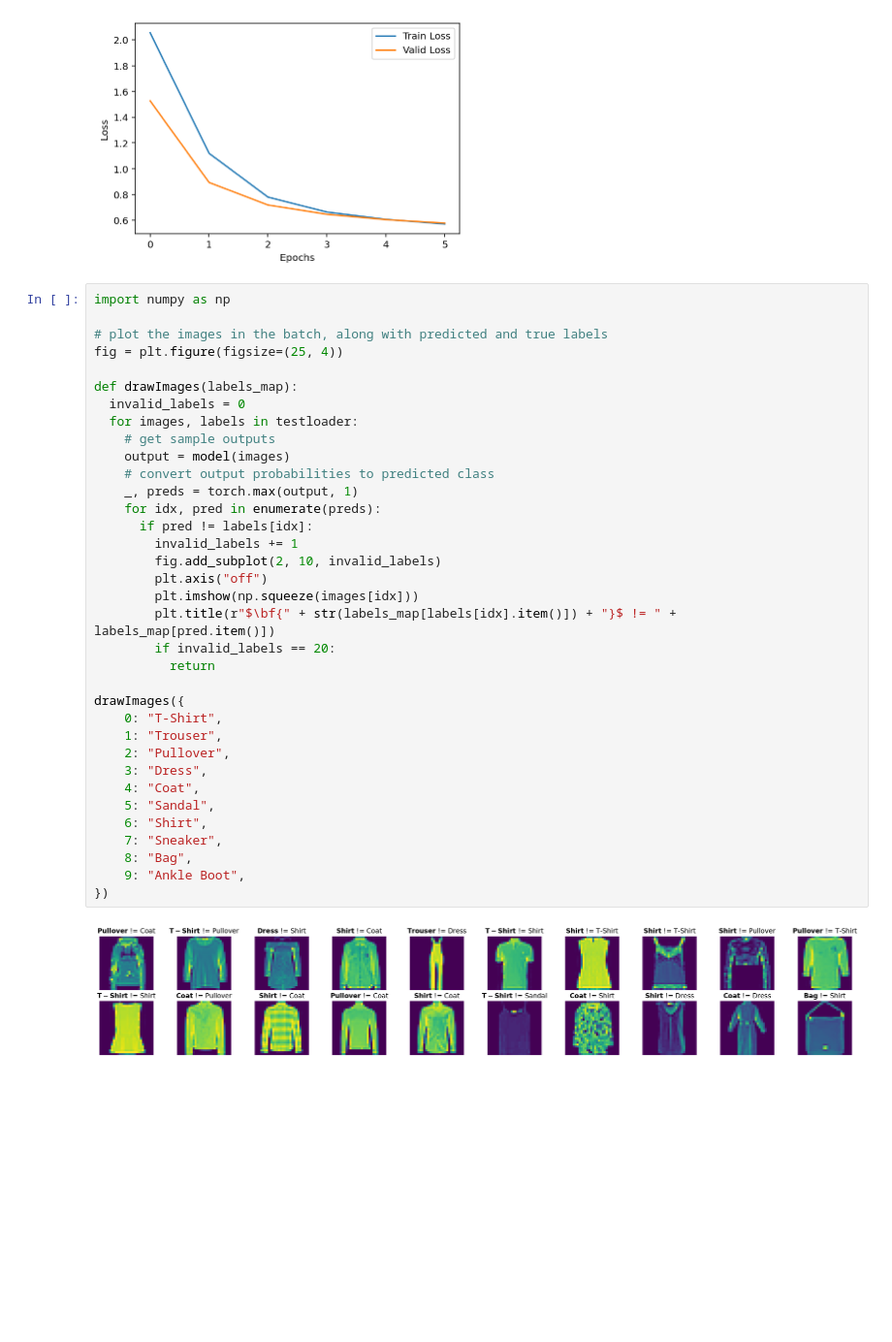
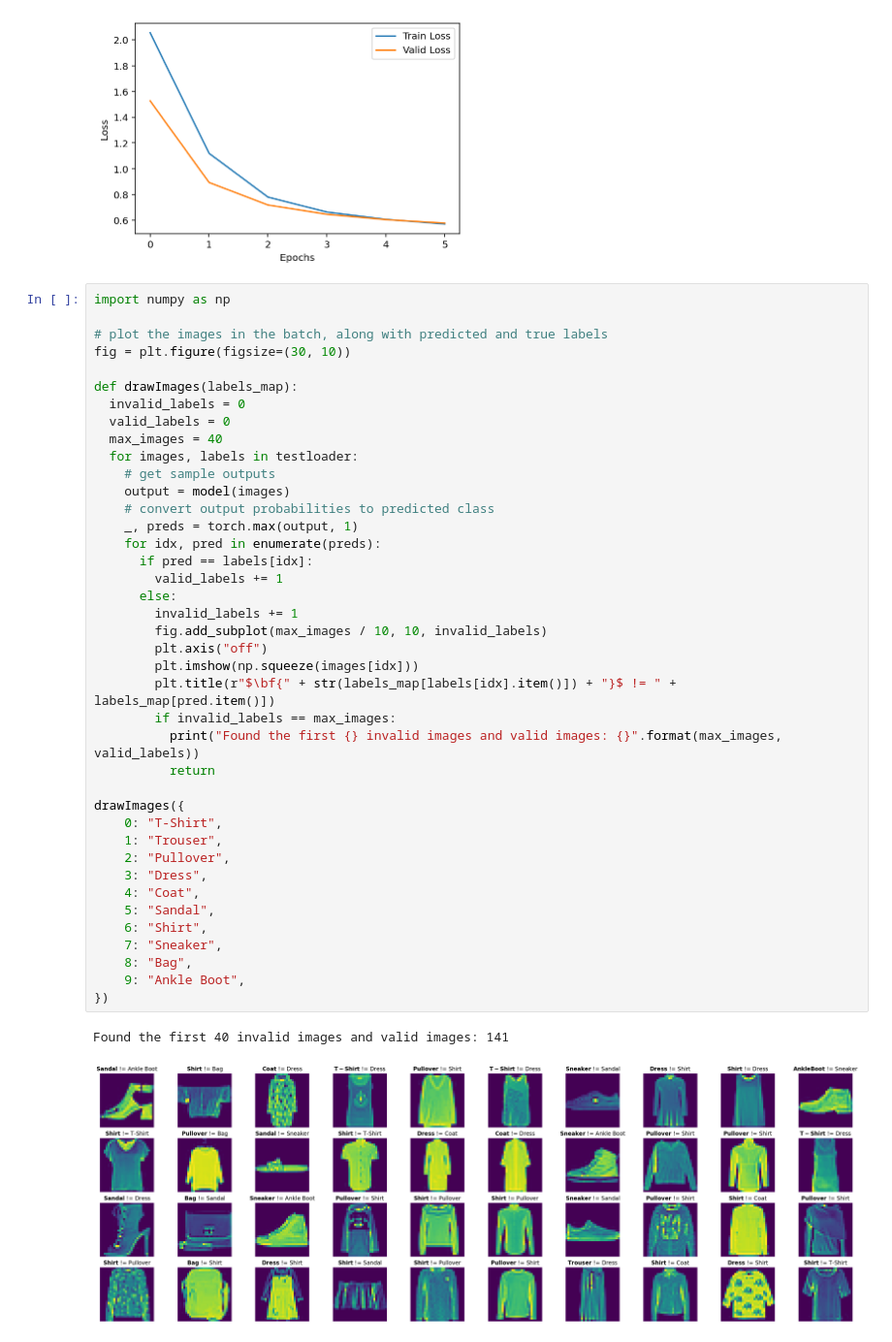
Before and after one commit to dgofman/PythonAI, a Jupyter notebook: Deep Learning/Homework2/Homework2_FMNIST.ipynb, the cells around one changed output. Shown at 97% size. Saved outputs shown, nothing was run; the diff lists cells and outputs as text; blank space fills up the shorter version.

```diff
--- a/Deep Learning/Homework2/Homework2_FMNIST.ipynb
+++ b/Deep Learning/Homework2/Homework2_FMNIST.ipynb
@@ -161,36 +161,42 @@ plt.legend()
 import numpy as np
 
 # plot the images in the batch, along with predicted and true labels
-fig = plt.figure(figsize=(25, 4))
+fig = plt.figure(figsize=(30, 10))
 
 def drawImages(labels_map):
   invalid_labels = 0
+  valid_labels = 0
+  max_images = 40
   for images, labels in testloader:
     # get sample outputs
     output = model(images)
     # convert output probabilities to predicted class
     _, preds = torch.max(output, 1)
     for idx, pred in enumerate(preds):
-      if pred != labels[idx]:
+      if pred == labels[idx]:
+        valid_labels += 1
+      else:
         invalid_labels += 1
-        fig.add_subplot(2, 10, invalid_labels)
+        fig.add_subplot(max_images / 10, 10, invalid_labels)
         plt.axis("off")
         plt.imshow(np.squeeze(images[idx]))
         plt.title(r"$\bf{" + str(labels_map[labels[idx].item()]) + "}$ != " + labels_map[pred.item()])
-        if invalid_labels == 20:
+        if invalid_labels == max_images:
+          print("Found the first {} invalid images and valid images: {}".format(max_images, valid_labels))
           return
 
 drawImages({
     0: "T-Shirt",
     1: "Trouser",
     2: "Pullover",
     3: "Dress",
     4: "Coat",
     5: "Sandal",
     6: "Shirt",
     7: "Sneaker",
     8: "Bag",
     9: "Ankle Boot",
 })
 # %% [output]
+Found the first 40 invalid images and valid images: 141
-[figure, old version]
+[figure, new version]
```
